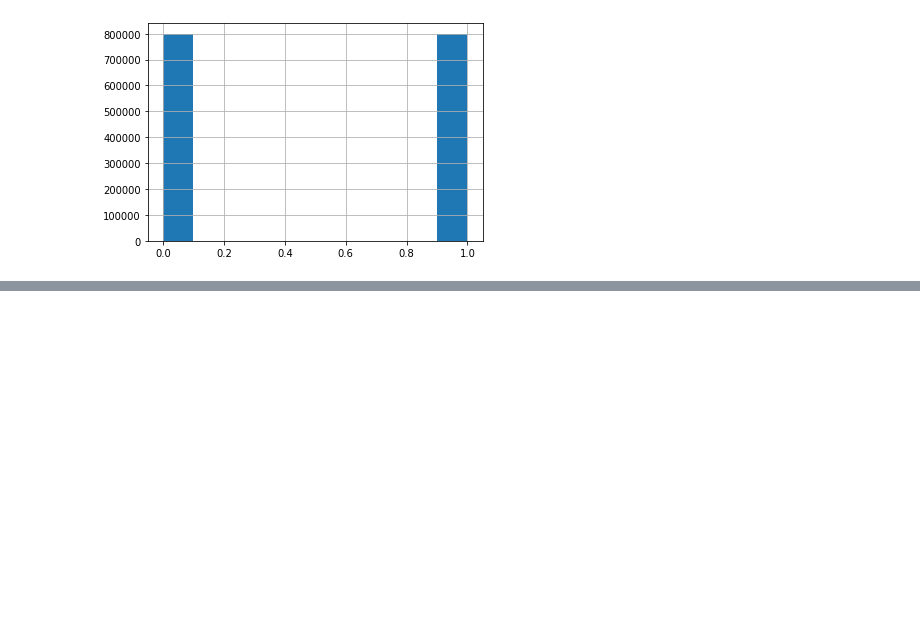
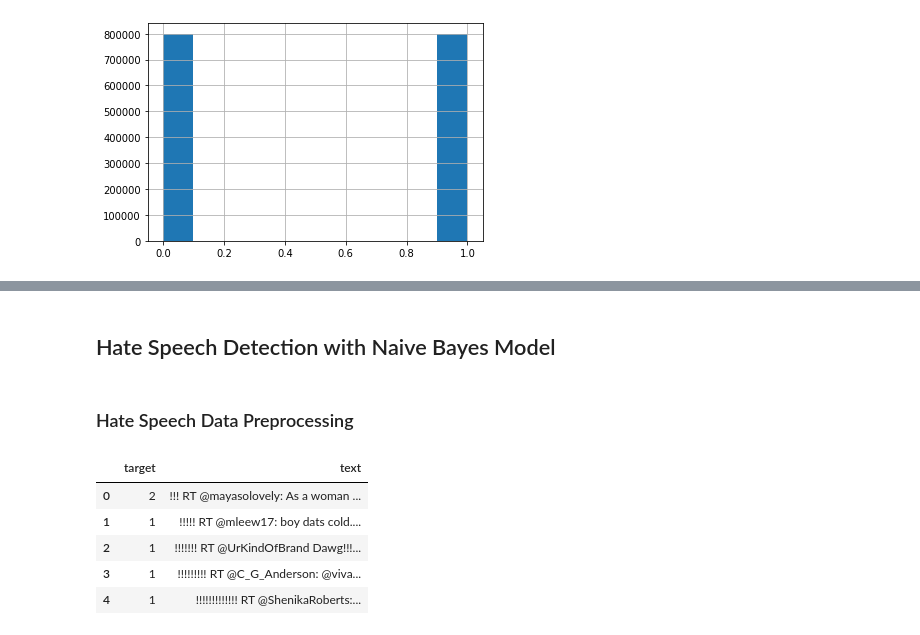
Before and after one commit to milevavantuyl/twitter_sentiment_analysis, a Jupyter notebook: Preprocessing.ipynb, the cells around one changed output, grey strips where cells are left out. Drawn from its saved outputs; the diff is of its cells as text; code cells hidden in the pictures; blank space fills up the shorter version.

```diff
--- a/Preprocessing.ipynb
+++ b/Preprocessing.ipynb
@@ -116,0 +127,15 @@ Train Score: 0.8796266666666667
+# %% [markdown]
+## Hate Speech Detection with Naive Bayes Model
+# %% [markdown]
+### Hate Speech Data Preprocessing
+# %%
+df_hate=pd.read_csv('data/HateSpeech_tweets.csv', encoding='latin-1', usecols  = ["class", "tweet"])
+df_hate = df_hate.rename(columns={"class": "target", "tweet": "text"})
+df_hate.head()
+# %% [output]
+|  | target | text |
+| 0 | 2 | !!! RT @mayasolovely: As a woman ... |
+| 1 | 1 | !!!!! RT @mleew17: boy dats cold.... |
+| 2 | 1 | !!!!!!! RT @UrKindOfBrand Dawg!!!... |
+| 3 | 1 | !!!!!!!!! RT @C_G_Anderson: @viva... |
+| 4 | 1 | !!!!!!!!!!!!! RT @ShenikaRoberts:... |
```
Also changed, not shown: parts of 21 cells of this notebook.
